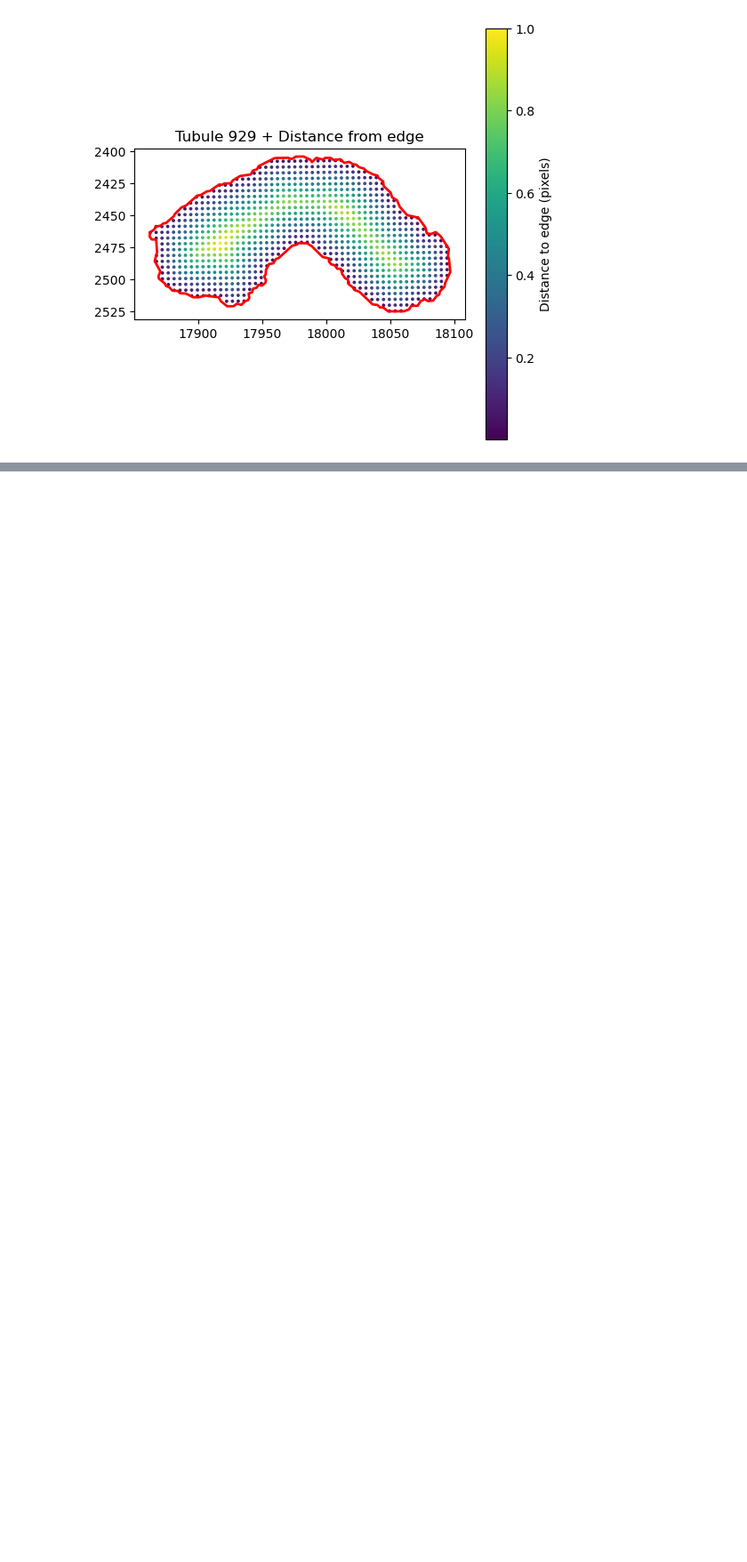
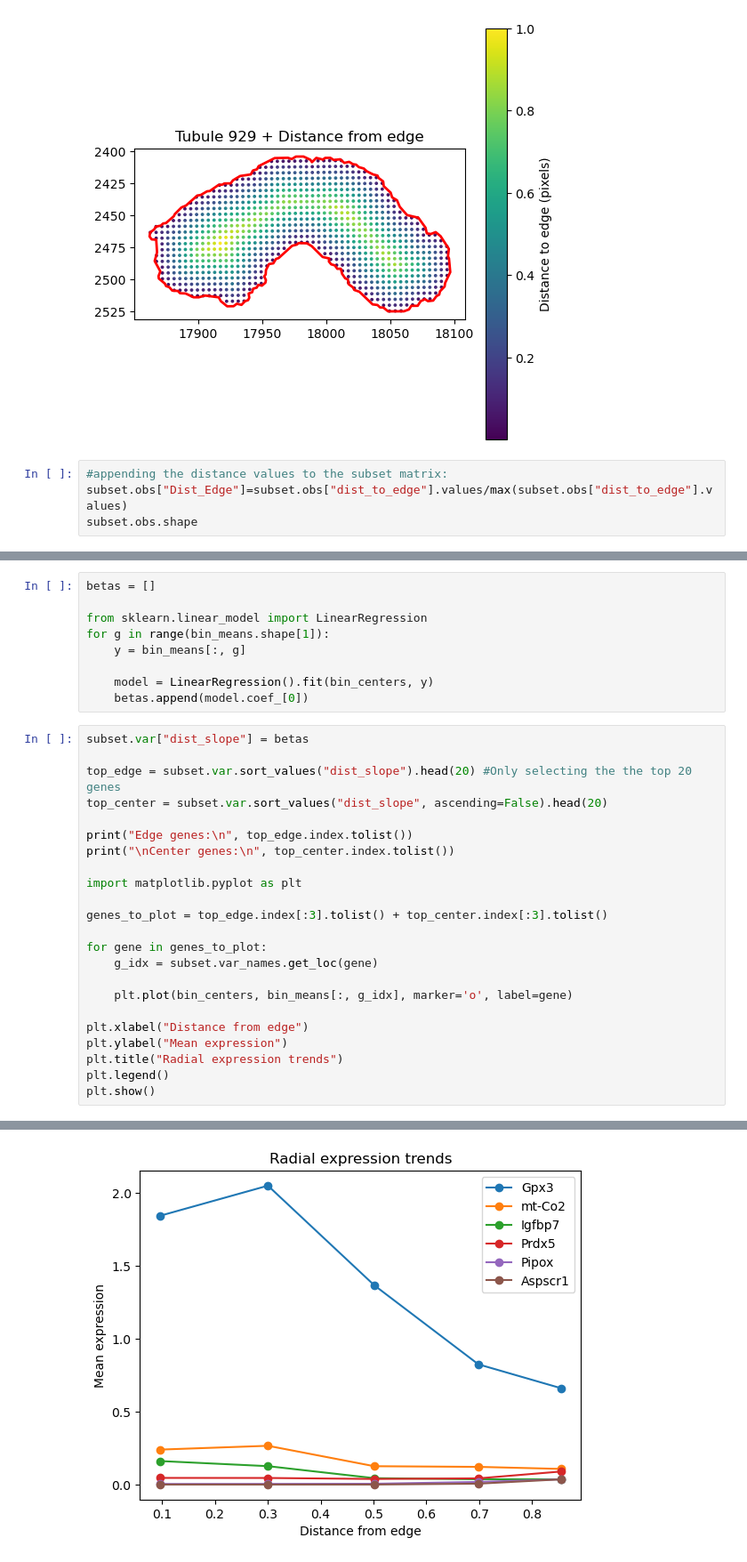
Before and after one commit to ssingh95jhu/Correlation_Kidney_Structure_Molecular_Presentation, a Jupyter notebook: Radial_Apical_Basal_PT.ipynb, the cells around one changed output, grey strips where cells are left out. Shown at 89% size. Cells and saved outputs as stored; diff of their text form; blank space fills up the shorter version.

Commit message:
Linear regression

```diff
--- a/Radial_Apical_Basal_PT.ipynb
+++ b/Radial_Apical_Basal_PT.ipynb
@@ -110,3 +110,7 @@ ax.set_title("Tubule 929 + Distance from edge")
 plt.show()
 # %% [output]
 [figure]
+# %%
+#appending the distance values to the subset matrix:
+subset.obs["Dist_Edge"]=subset.obs["dist_to_edge"].values/max(subset.obs["dist_to_edge"].values)
+subset.obs.shape
@@ -112,0 +183,33 @@ plt.show()
+# %%
+betas = []
+
+from sklearn.linear_model import LinearRegression
+for g in range(bin_means.shape[1]):
+    y = bin_means[:, g]
+
+    model = LinearRegression().fit(bin_centers, y)
+    betas.append(model.coef_[0])
+# %%
+subset.var["dist_slope"] = betas
+
+top_edge = subset.var.sort_values("dist_slope").head(20) #Only selecting the the top 20 genes
+top_center = subset.var.sort_values("dist_slope", ascending=False).head(20)
+
+print("Edge genes:\n", top_edge.index.tolist())
+print("\nCenter genes:\n", top_center.index.tolist())
+
+import matplotlib.pyplot as plt
+
+genes_to_plot = top_edge.index[:3].tolist() + top_center.index[:3].tolist()
+
+for gene in genes_to_plot:
+    g_idx = subset.var_names.get_loc(gene)
+
+    plt.plot(bin_centers, bin_means[:, g_idx], marker='o', label=gene)
+
+plt.xlabel("Distance from edge")
+plt.ylabel("Mean expression")
+plt.title("Radial expression trends")
+plt.legend()
+plt.show()
+# %% [output]
@@ -112,0 +221 @@ plt.show()
+[figure, added]
```
Also changed, not shown: parts of 8 cells of this notebook.
